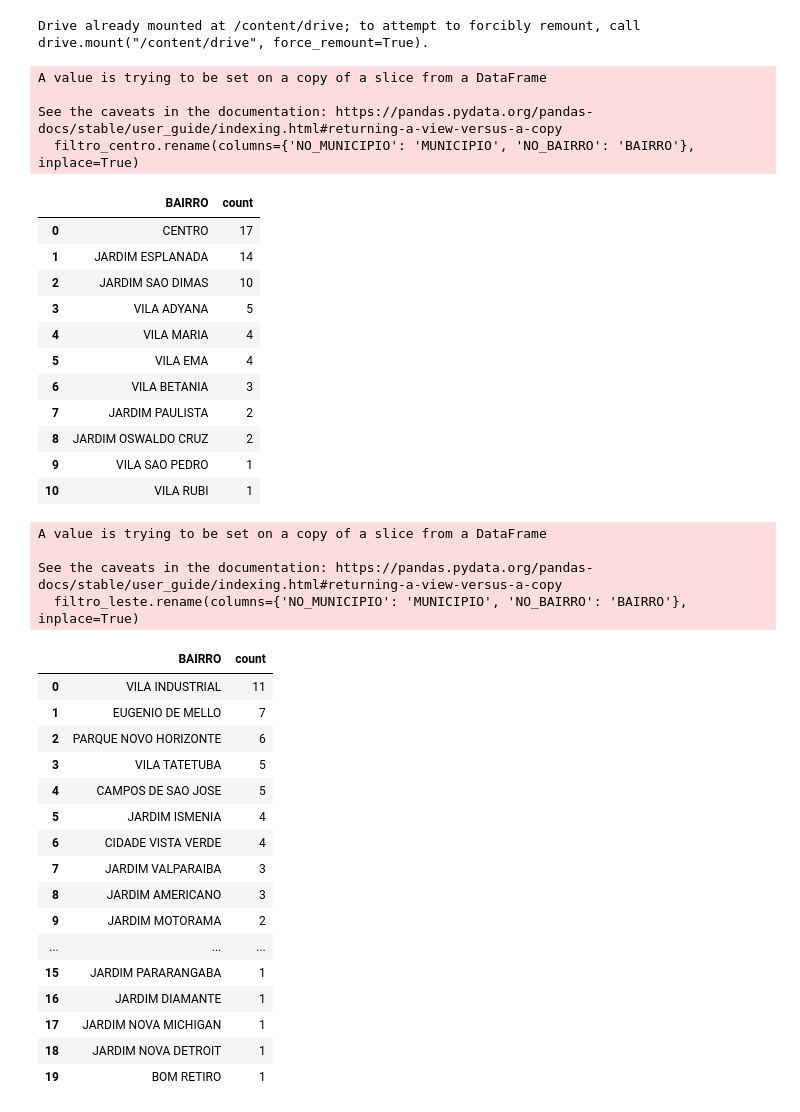
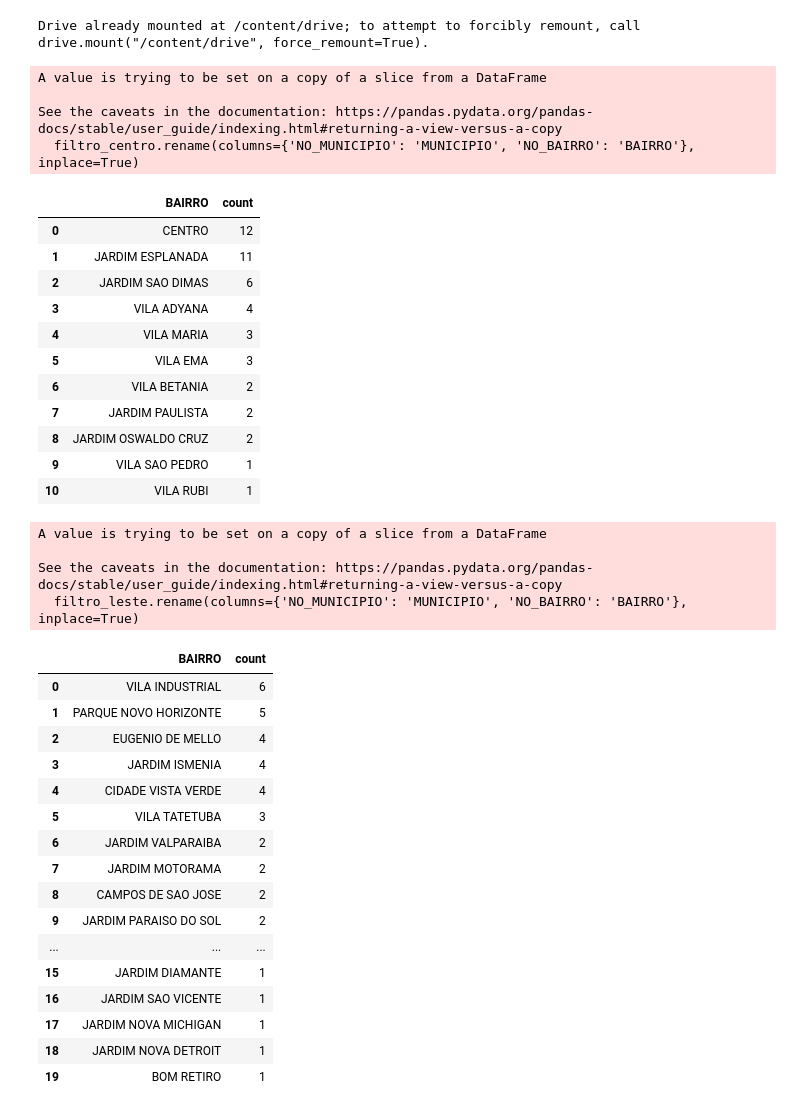
Before and after one commit to guilhermefpo/CodeWave, a Jupyter notebook: Ttestep_m.ipynb, the cells around one changed output. Drawn from its saved outputs; the diff is of its cells as text; code cells hidden in the pictures.

```diff
--- a/Ttestep_m.ipynb
+++ b/Ttestep_m.ipynb
@@ -30,10 +15,10 @@ drive.mount('/content/drive')
 Drive already mounted at /content/drive; to attempt to forcibly remount, call drive.mount("/content/drive", force_remount=True).
 # %%
 
-df = pd.read_csv("/content/drive/MyDrive/CodeWave/microdados_ed_basica_2022.csv",
+df = pd.read_csv("/content/drive/MyDrive/CodeWave/dados_municipio.csv",
 
                  sep=";", on_bad_lines = 'skip', encoding='Latin 1')
-filtro=df[(df['SG_UF']=='SP') &(df['NO_MUNICIPIO']=='São José dos Campos')]
+filtro=df[ (df['IN_INF_CRE']==1 & (df['IN_INF_PRE']==1)  )  ]
 
 colunas = list(filtro.columns)
 
@@ -221,40 +206,42 @@ bairros_por_regiao = {
         "JARDIM AMERICA",
         "JARDIM ANHEMBI",
         "RESIDENCIAL DE VILLE",
         "CONJUNTO HABITACIONAL TRINTA E UM DE MARCO",
         "PARQUE INDUSTRIAL",
         "JARDIM VALE DO SOL",
         "CENTRO INDUSTRIAL ELDORADO",
         "CHACARAS REUNIDAS",
         "MENINO JESUS",
         "RIO COMPRIDO",
         "PALMEIRAS DE SAO JOSE",
         "VILA NAIR",
         "VILA SAO BENTO"
     ]
 }
 
 
 
 
 filtro_centro=filtro[filtro['NO_BAIRRO'].isin(bairros_por_regiao['CENTRO'])]
 filtro_centro.rename(columns={'NO_MUNICIPIO': 'MUNICIPIO', 'NO_BAIRRO': 'BAIRRO'}, inplace=True)
 bairros_quant=filtro_centro['BAIRRO'].value_counts().reset_index()
 bairros_quant.collumns=['BAIRRO','ESCOLAS']
+
+
 bairros_quant
 # %% [output]
 A value is trying to be set on a copy of a slice from a DataFrame
 
 See the caveats in the documentation: https://pandas.pydata.org/pandas-docs/stable/user_guide/indexing.html#returning-a-view-versus-a-copy
   filtro_centro.rename(columns={'NO_MUNICIPIO': 'MUNICIPIO', 'NO_BAIRRO': 'BAIRRO'}, inplace=True)
 |  | BAIRRO | count |
-| 0 | CENTRO | 17 |
-| 1 | JARDIM ESPLANADA | 14 |
-| 2 | JARDIM SAO DIMAS | 10 |
-| 3 | VILA ADYANA | 5 |
-| 4 | VILA MARIA | 4 |
-| 5 | VILA EMA | 4 |
-| 6 | VILA BETANIA | 3 |
+| 0 | CENTRO | 12 |
+| 1 | JARDIM ESPLANADA | 11 |
+| 2 | JARDIM SAO DIMAS | 6 |
+| 3 | VILA ADYANA | 4 |
+| 4 | VILA MARIA | 3 |
+| 5 | VILA EMA | 3 |
+| 6 | VILA BETANIA | 2 |
 | 7 | JARDIM PAULISTA | 2 |
 | 8 | JARDIM OSWALDO CRUZ | 2 |
 | 9 | VILA SAO PEDRO | 1 |
@@ -271,19 +258,19 @@ A value is trying to be set on a copy of a slice from a DataFrame
 See the caveats in the documentation: https://pandas.pydata.org/pandas-docs/stable/user_guide/indexing.html#returning-a-view-versus-a-copy
   filtro_leste.rename(columns={'NO_MUNICIPIO': 'MUNICIPIO', 'NO_BAIRRO': 'BAIRRO'}, inplace=True)
 |  | BAIRRO | count |
-| 0 | VILA INDUSTRIAL | 11 |
-| 1 | EUGENIO DE MELLO | 7 |
-| 2 | PARQUE NOVO HORIZONTE | 6 |
-| 3 | VILA TATETUBA | 5 |
-| 4 | CAMPOS DE SAO JOSE | 5 |
-| 5 | JARDIM ISMENIA | 4 |
-| 6 | CIDADE VISTA VERDE | 4 |
-| 7 | JARDIM VALPARAIBA | 3 |
-| 8 | JARDIM AMERICANO | 3 |
-| 9 | JARDIM MOTORAMA | 2 |
+| 0 | VILA INDUSTRIAL | 6 |
+| 1 | PARQUE NOVO HORIZONTE | 5 |
+| 2 | EUGENIO DE MELLO | 4 |
+| 3 | JARDIM ISMENIA | 4 |
+| 4 | CIDADE VISTA VERDE | 4 |
+| 5 | VILA TATETUBA | 3 |
+| 6 | JARDIM VALPARAIBA | 2 |
+| 7 | JARDIM MOTORAMA | 2 |
+| 8 | CAMPOS DE SAO JOSE | 2 |
+| 9 | JARDIM PARAISO DO SOL | 2 |
 | ... | ... | ... |
-| 15 | JARDIM PARARANGABA | 1 |
-| 16 | JARDIM DIAMANTE | 1 |
+| 15 | JARDIM DIAMANTE | 1 |
+| 16 | JARDIM SAO VICENTE | 1 |
 | 17 | JARDIM NOVA MICHIGAN | 1 |
 | 18 | JARDIM NOVA DETROIT | 1 |
 | 19 | BOM RETIRO | 1 |
```
Also changed, not shown: parts of 7 cells of this notebook.
